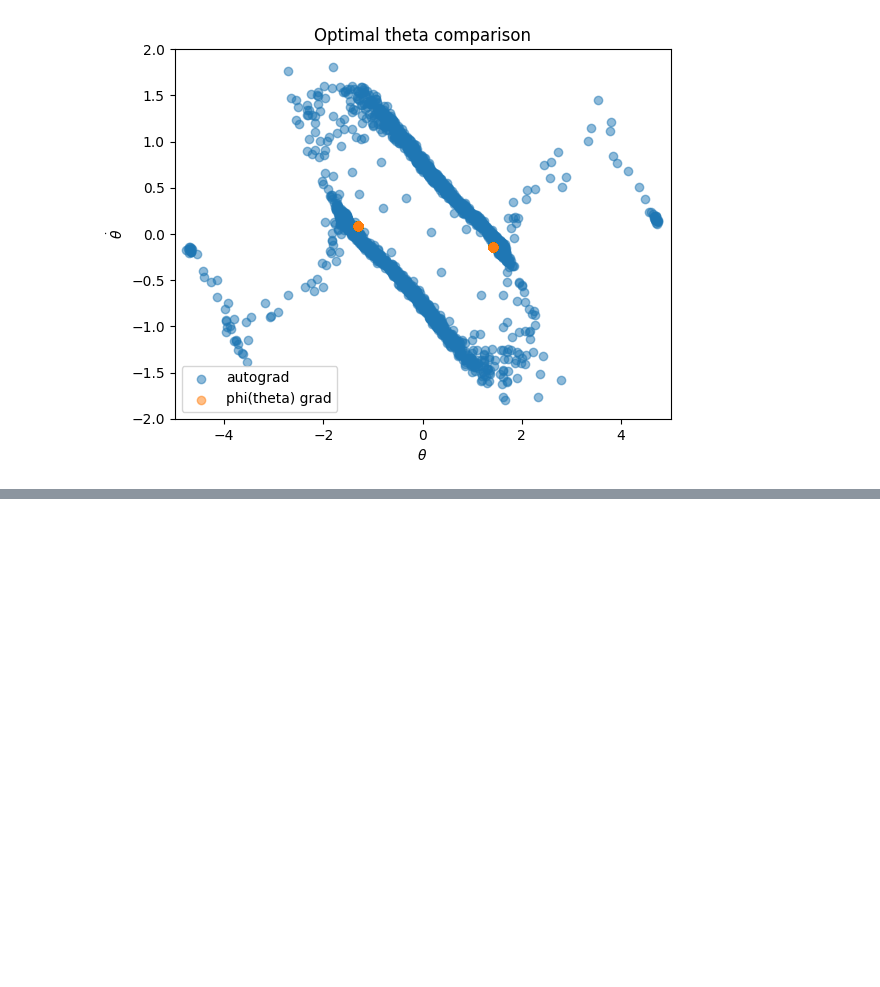
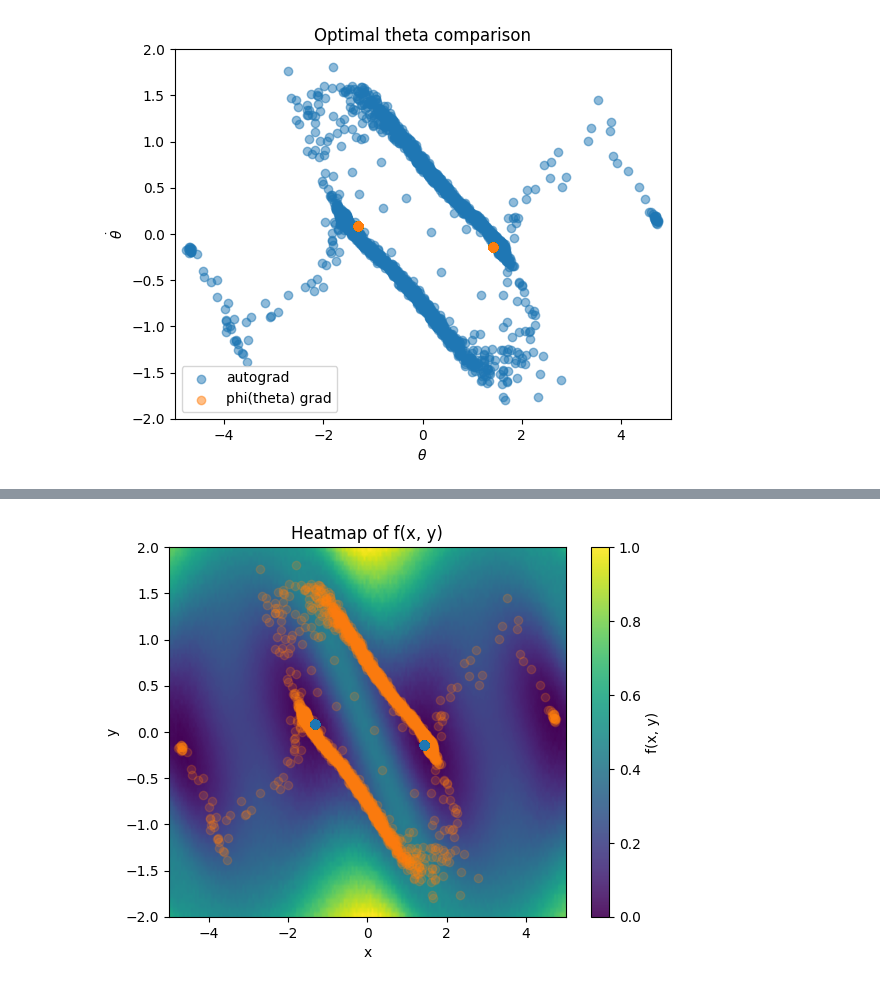
Before and after one commit to YuhangMeiUW/BSDE-Gradient, a Jupyter notebook: optresult_vs_heatmap.ipynb, the cells around one changed output, grey strips where cells are left out. Cells and saved outputs as stored; diff of their text form; code cells hidden in the pictures; blank space fills up the shorter version.

Commit message:
update figure3

```diff
--- a/optresult_vs_heatmap.ipynb
+++ b/optresult_vs_heatmap.ipynb
@@ -72,0 +81,21 @@ theta_grid = torch.linspace(-5, 5,
+# %%
+theta_grid = torch.stack((X, Y), dim=2).reshape(-1, 2)  # shape (nx*ny, 2)
+# %%
+exp_num = 10000
+loss_vec = torch.zeros((theta_grid.shape[0], 1))
+for exp_i in range(exp_num):
+
+        # generate noise
+    # W_f = torch.zeros((steps+1, theta_hist_phi_vec.shape[0], m))# forward noise
+    # for noise_step in range(steps+1):
+    #     # print(noise_step)
+    #     W_f[noise_step, :, :] = noise(dt, theta_hist_phi_vec.shape[0], m)
+    W_f = torch.randn(steps + 1, theta_grid.shape[0], m) * torch.sqrt(torch.tensor(dt))
+
+    loss_vec += lf(rollout(f, g, T, dt, theta_grid, W_f)[-1]).unsqueeze(-1) # shape (N, 1)
+
+
+    if exp_i % 100 == 0:
+        print(f"experiment {exp_i}/{exp_num} done.")
+
+loss_vec /= exp_num  # shape (N, 1)
@@ -72,0 +120,20 @@ theta_grid = torch.linspace(-5, 5,
+# %%
+loss_grid = loss_vec.reshape(nx,ny)
+# %%
+plt.figure()
+plt.imshow(
+    loss_grid.T,                          # transpose for correct orientation
+    extent=[-5, 5, -2, 2],
+    origin='lower',
+    aspect='auto',
+    cmap='viridis'
+)
+plt.scatter(theta_auto_final[:,0].detach().numpy(), theta_auto_final[:,1].detach().numpy(), label="autograd", alpha=0.2, color='C1')
+plt.scatter(theta_phi_final[:,0].detach().numpy(), theta_phi_final[:,1].detach().numpy(), label="phi(theta) grad", alpha=0.9, color='C0')
+plt.colorbar(label='f(x, y)')
+plt.xlabel('x')
+plt.ylabel('y')
+plt.title('Heatmap of f(x, y)')
+plt.show()
+# %% [output]
+[figure, added]
```
Also changed, not shown: parts of 3 cells of this notebook.
